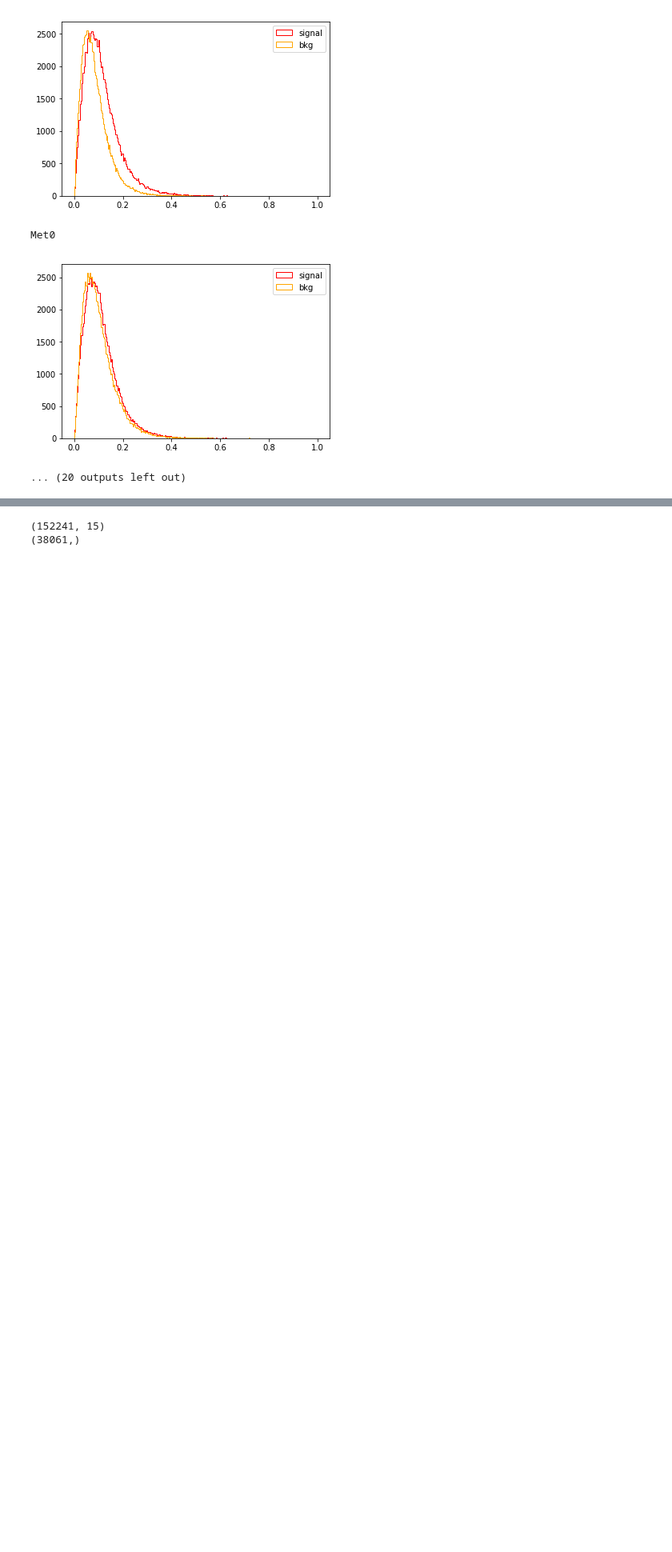
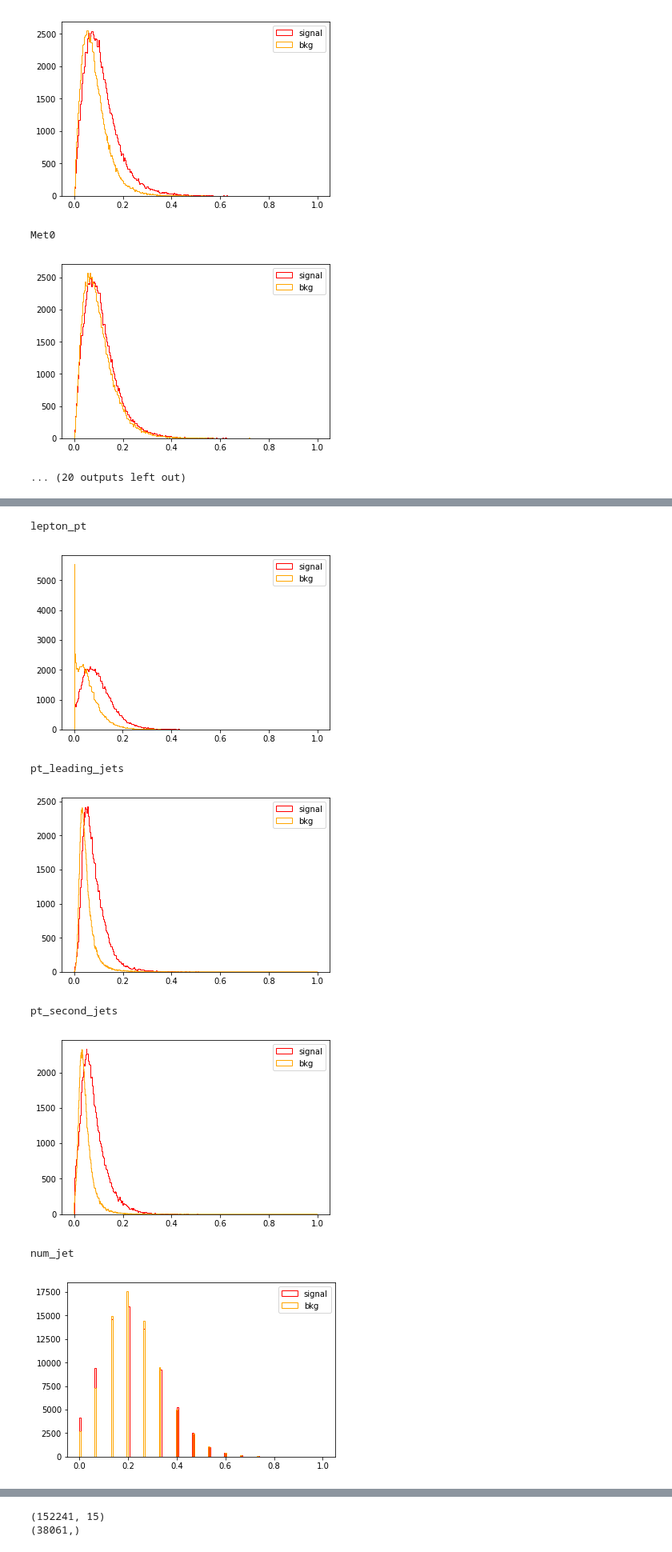
Before and after one commit to bataju44/DL_Classification, a Jupyter notebook: one_lep/onelepnnanalysis.ipynb, the cells around one changed output, grey strips where cells are left out. Shown at 80% size. Cells and saved outputs as stored; diff of their text form; code cells hidden in the pictures; blank space fills up the shorter version.

Commit message:
one lepton

```diff
--- a/one_lep/onelepnnanalysis.ipynb
+++ b/one_lep/onelepnnanalysis.ipynb
@@ -224,0 +228,17 @@ y_test = df_test["signal"].reset_index(drop=True)
+# %%
+for var in df_train.columns:
+    print var
+    plt.figure()
+    plt.hist(df_norm_sig.iloc[:n_sig][var],bins="auto",histtype="step", color="red",label="signal",stacked=True)
+    plt.hist(df_norm_bkg.iloc[:n_bkg][var],bins="auto",histtype="step", color="orange",label="bkg",stacked=True)
+    plt.legend(loc='upper right')
+    plt.show()
+# %% [output]
+lepton_pt
+[figure, added]
+pt_leading_jets
+[figure, added]
+pt_second_jets
+[figure, added]
+num_jet
+[figure, added]
```
Also changed, not shown: parts of 3 cells of this notebook.
